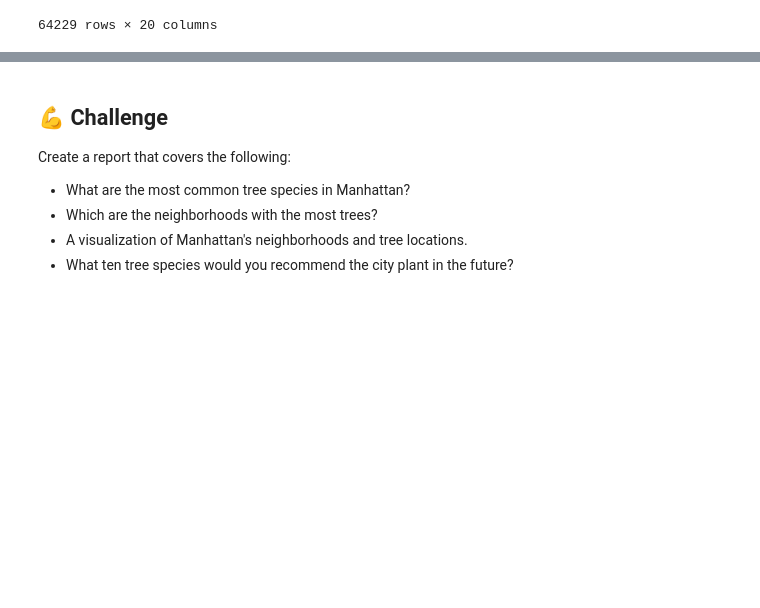
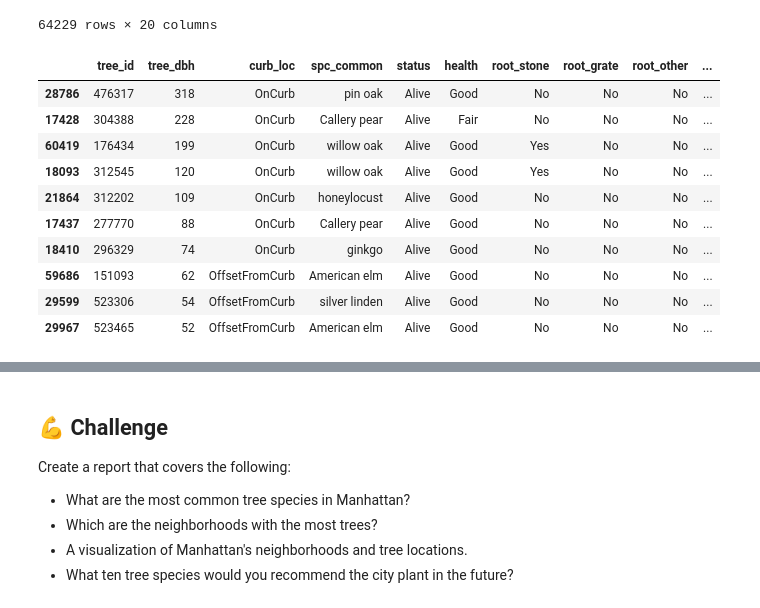
Before and after one commit to JasonMuteham/City-Tree-Species, a Jupyter notebook: notebook.ipynb, the cells around one changed output, grey strips where cells are left out. Saved outputs shown, nothing was run; the diff lists cells and outputs as text; code cells hidden in the pictures; blank space fills up the shorter version.

```diff
--- a/notebook.ipynb
+++ b/notebook.ipynb
@@ -58,0 +80,15 @@ trees
+# %%
+big_trees = trees.sort_values(by = 'tree_dbh', ascending=False)
+big_trees.head(10)
+# %% [output]
+|  | tree_id | tree_dbh | curb_loc | spc_common | status | health | root_stone | root_grate | root_other | ... |
+| 28786 | 476317 | 318 | OnCurb | pin oak | Alive | Good | No | No | No | ... |
+| 17428 | 304388 | 228 | OnCurb | Callery pear | Alive | Fair | No | No | No | ... |
+| 60419 | 176434 | 199 | OnCurb | willow oak | Alive | Good | Yes | No | No | ... |
+| 18093 | 312545 | 120 | OnCurb | willow oak | Alive | Good | Yes | No | No | ... |
+| 21864 | 312202 | 109 | OnCurb | honeylocust | Alive | Good | No | No | No | ... |
+| 17437 | 277770 | 88 | OnCurb | Callery pear | Alive | Good | No | No | No | ... |
+| 18410 | 296329 | 74 | OnCurb | ginkgo | Alive | Good | No | No | No | ... |
+| 59686 | 151093 | 62 | OffsetFromCurb | American elm | Alive | Good | No | No | No | ... |
+| 29599 | 523306 | 54 | OffsetFromCurb | silver linden | Alive | Good | No | No | No | ... |
+| 29967 | 523465 | 52 | OffsetFromCurb | American elm | Alive | Good | No | No | No | ... |
```
Also changed, not shown: parts of 8 cells of this notebook.
